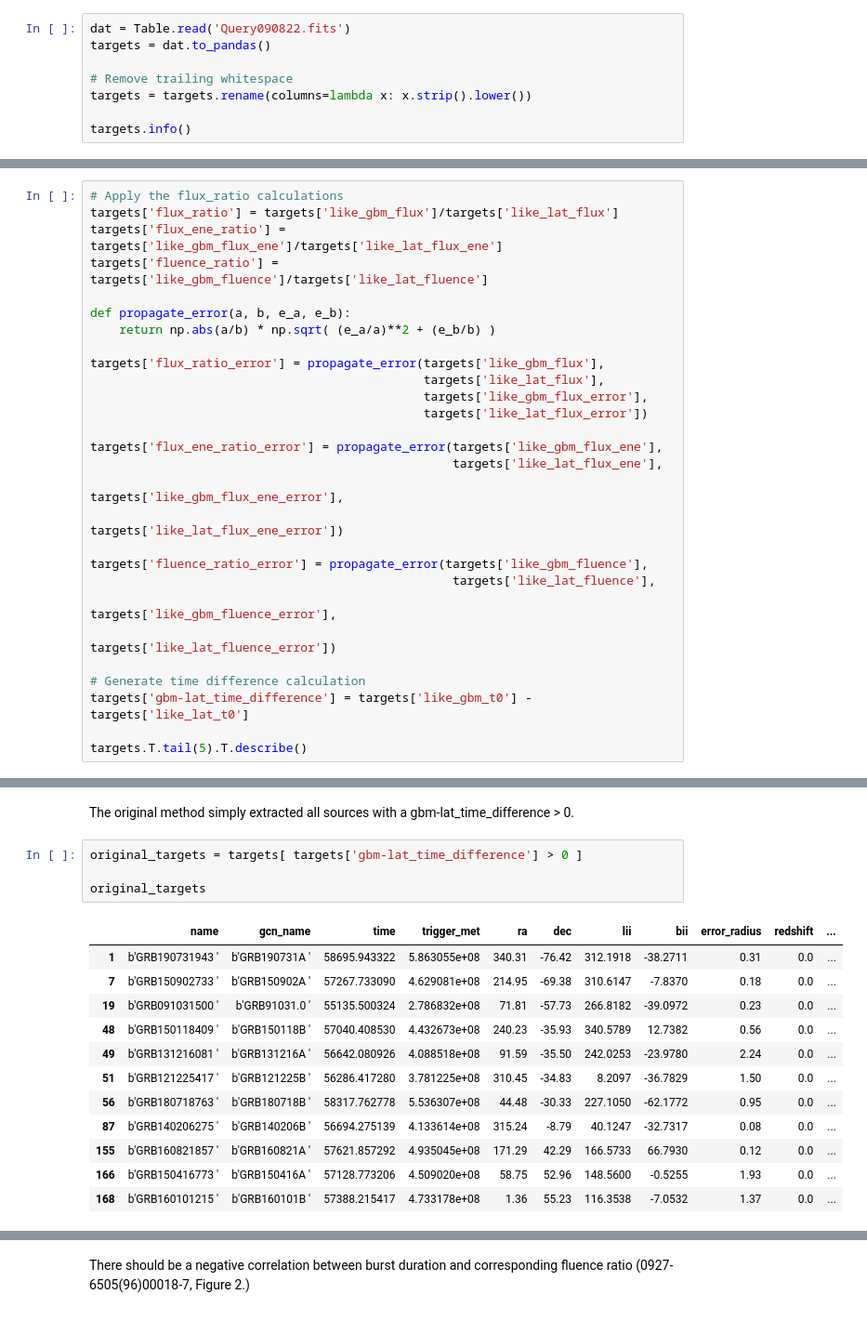
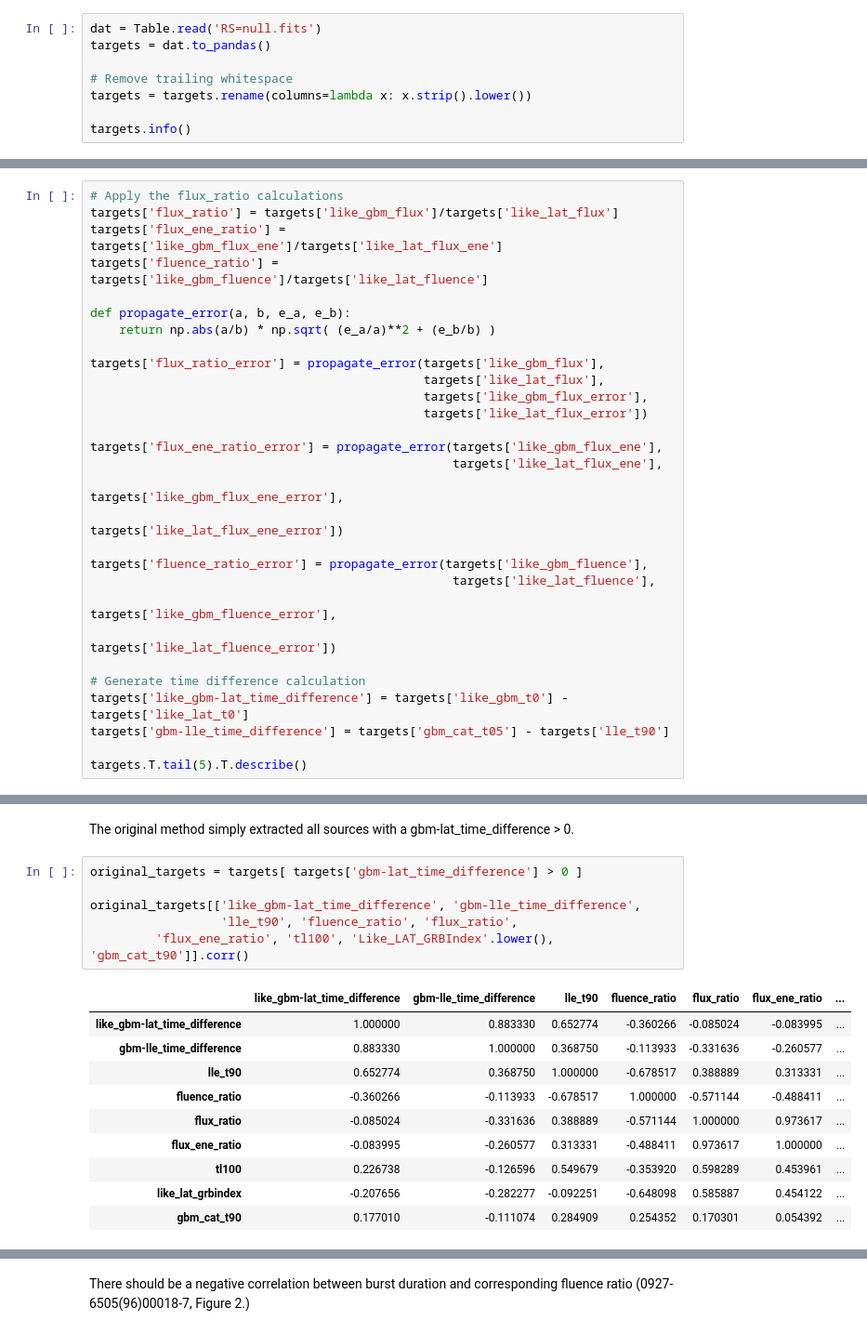
Before and after one commit to xboluna/Research, a Jupyter notebook: BHRad/GBM_Catalog_Searching/Exploring_possible_candidates.ipynb, the cells around one changed output, grey strips where cells are left out. Shown at 93% size. Drawn from its saved outputs; the diff is of its cells as text.

```diff
--- a/BHRad/GBM_Catalog_Searching/Exploring_possible_candidates.ipynb
+++ b/BHRad/GBM_Catalog_Searching/Exploring_possible_candidates.ipynb
@@ -14,7 +14,7 @@ Only enforced parameter at query-level is that redshift "=null"
 
 You can check a burst's GBM signatures by putting its name into the [GRB burst catalog](https://heasarc.gsfc.nasa.gov/db-perl/W3Browse/w3table.pl?tablehead=name%3Dfermigbrst&Action=More+Options) and selecting the data products option "D".
 # %%
-dat = Table.read('Query090822.fits')
+dat = Table.read('RS=null.fits')
 targets = dat.to_pandas()
 
 # Remove trailing whitespace
@@ -52,7 +52,8 @@ targets['fluence_ratio_error'] = propagate_error(targets['like_gbm_fluence'],
                                                   targets['like_lat_fluence_error'])
 
 # Generate time difference calculation
-targets['gbm-lat_time_difference'] = targets['like_gbm_t0'] - targets['like_lat_t0']
+targets['like_gbm-lat_time_difference'] = targets['like_gbm_t0'] - targets['like_lat_t0']
+targets['gbm-lle_time_difference'] = targets['gbm_cat_t05'] - targets['lle_t90']
 
 targets.T.tail(5).T.describe()
 # %% [output]
@@ -66,17 +67,17 @@ The original method simply extracted all sources with a gbm-lat_time_difference
 # %%
 original_targets = targets[ targets['gbm-lat_time_difference'] > 0 ]
 
-original_targets
+original_targets[['like_gbm-lat_time_difference', 'gbm-lle_time_difference',
+                  'lle_t90', 'fluence_ratio', 'flux_ratio',
+         'flux_ene_ratio', 'tl100', 'Like_LAT_GRBIndex'.lower(), 'gbm_cat_t90']].corr()
 # %% [output]
-|  | name | gcn_name | time | trigger_met | ra | dec | lii | bii | error_radius | redshift | ... |
-| 1 | b'GRB190731943 ' | b'GRB190731A ' | 58695.943322 | 5.863055e+08 | 340.31 | -76.42 | 312.1918 | -38.2711 | 0.31 | 0.0 | ... |
-| 7 | b'GRB150902733 ' | b'GRB150902A ' | 57267.733090 | 4.629081e+08 | 214.95 | -69.38 | 310.6147 | -7.8370 | 0.18 | 0.0 | ... |
-| 19 | b'GRB091031500 ' | b'GRB91031.0 ' | 55135.500324 | 2.786832e+08 | 71.81 | -57.73 | 266.8182 | -39.0972 | 0.23 | 0.0 | ... |
-| 48 | b'GRB150118409 ' | b'GRB150118B ' | 57040.408530 | 4.432673e+08 | 240.23 | -35.93 | 340.5789 | 12.7382 | 0.56 | 0.0 | ... |
-| 49 | b'GRB131216081 ' | b'GRB131216A ' | 56642.080926 | 4.088518e+08 | 91.59 | -35.50 | 242.0253 | -23.9780 | 2.24 | 0.0 | ... |
-| 51 | b'GRB121225417 ' | b'GRB121225B ' | 56286.417280 | 3.781225e+08 | 310.45 | -34.83 | 8.2097 | -36.7829 | 1.50 | 0.0 | ... |
-| 56 | b'GRB180718763 ' | b'GRB180718B ' | 58317.762778 | 5.536307e+08 | 44.48 | -30.33 | 227.1050 | -62.1772 | 0.95 | 0.0 | ... |
-| 87 | b'GRB140206275 ' | b'GRB140206B ' | 56694.275139 | 4.133614e+08 | 315.24 | -8.79 | 40.1247 | -32.7317 | 0.08 | 0.0 | ... |
-| 155 | b'GRB160821857 ' | b'GRB160821A ' | 57621.857292 | 4.935045e+08 | 171.29 | 42.29 | 166.5733 | 66.7930 | 0.12 | 0.0 | ... |
-| 166 | b'GRB150416773 ' | b'GRB150416A ' | 57128.773206 | 4.509020e+08 | 58.75 | 52.96 | 148.5600 | -0.5255 | 1.93 | 0.0 | ... |
-| 168 | b'GRB160101215 ' | b'GRB160101B ' | 57388.215417 | 4.733178e+08 | 1.36 | 55.23 | 116.3538 | -7.0532 | 1.37 | 0.0 | ... |
+|  | like_gbm-lat_time_difference | gbm-lle_time_difference | lle_t90 | fluence_ratio | flux_ratio | flux_ene_ratio | ... |
+| like_gbm-lat_time_difference | 1.000000 | 0.883330 | 0.652774 | -0.360266 | -0.085024 | -0.083995 | ... |
+| gbm-lle_time_difference | 0.883330 | 1.000000 | 0.368750 | -0.113933 | -0.331636 | -0.260577 | ... |
+| lle_t90 | 0.652774 | 0.368750 | 1.000000 | -0.678517 | 0.388889 | 0.313331 | ... |
+| fluence_ratio | -0.360266 | -0.113933 | -0.678517 | 1.000000 | -0.571144 | -0.488411 | ... |
+| flux_ratio | -0.085024 | -0.331636 | 0.388889 | -0.571144 | 1.000000 | 0.973617 | ... |
+| flux_ene_ratio | -0.083995 | -0.260577 | 0.313331 | -0.488411 | 0.973617 | 1.000000 | ... |
+| tl100 | 0.226738 | -0.126596 | 0.549679 | -0.353920 | 0.598289 | 0.453961 | ... |
+| like_lat_grbindex | -0.207656 | -0.282277 | -0.092251 | -0.648098 | 0.585887 | 0.454122 | ... |
+| gbm_cat_t90 | 0.177010 | -0.111074 | 0.284909 | 0.254352 | 0.170301 | 0.054392 | ... |
```
Also changed, not shown: parts of 5 cells of this notebook, 4 other files.
